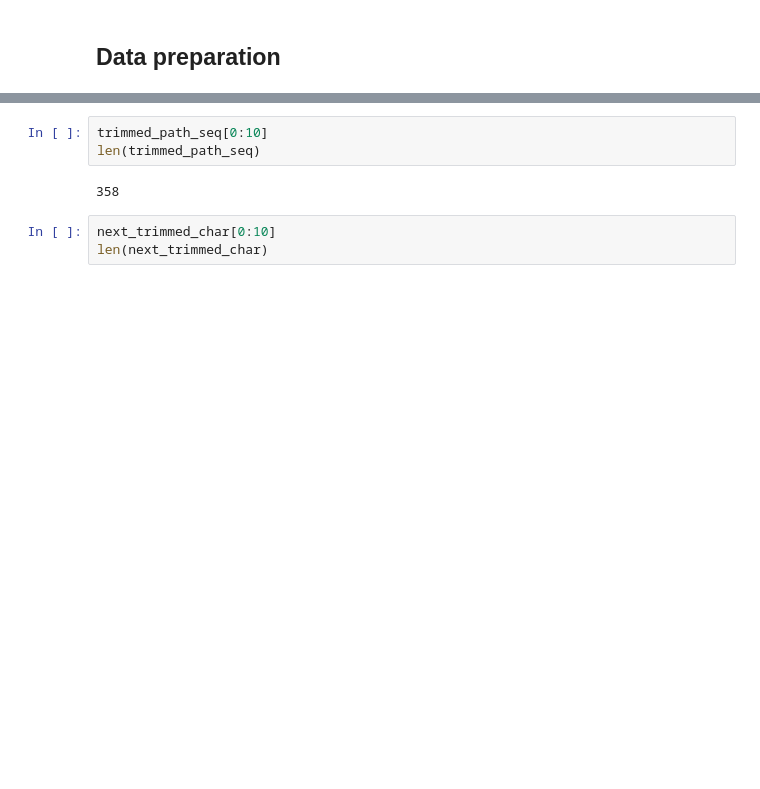
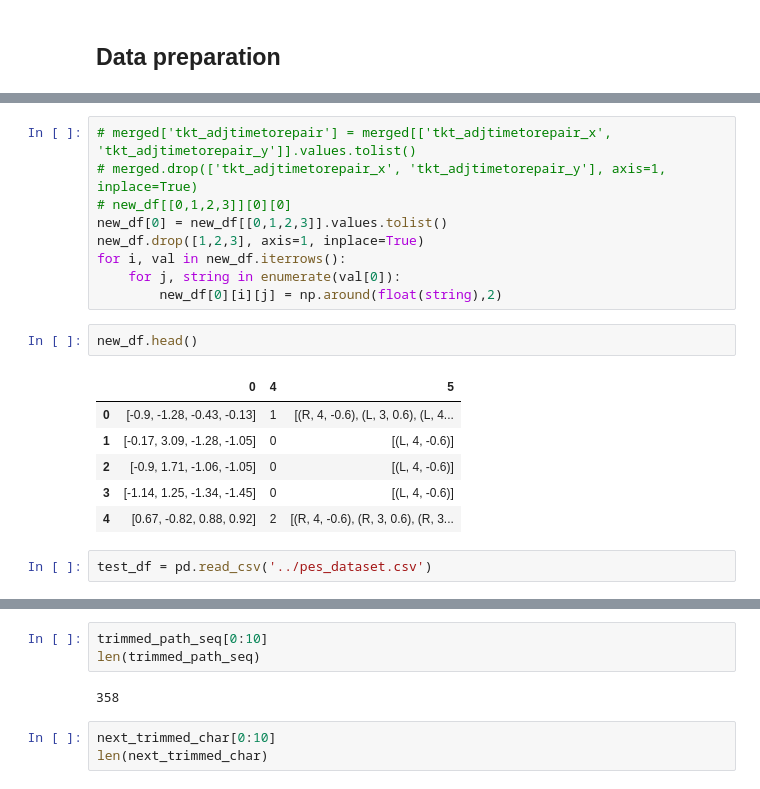
Before and after one commit to mlsquare/cook-imly, a Jupyter notebook: Notebooks/explain_multi_io.ipynb, the cells around one changed output, grey strips where cells are left out. Saved outputs shown, nothing was run; the diff lists cells and outputs as text; blank space fills up the shorter version.

```diff
--- a/Notebooks/explain_multi_io.ipynb
+++ b/Notebooks/explain_multi_io.ipynb
@@ -139,0 +168,20 @@ df.head()
+# %%
+# merged['tkt_adjtimetorepair'] = merged[['tkt_adjtimetorepair_x', 'tkt_adjtimetorepair_y']].values.tolist()
+# merged.drop(['tkt_adjtimetorepair_x', 'tkt_adjtimetorepair_y'], axis=1, inplace=True)
+# new_df[[0,1,2,3]][0][0]
+new_df[0] = new_df[[0,1,2,3]].values.tolist()
+new_df.drop([1,2,3], axis=1, inplace=True)
+for i, val in new_df.iterrows():
+    for j, string in enumerate(val[0]):
+        new_df[0][i][j] = np.around(float(string),2)
+# %%
+new_df.head()
+# %% [output]
+|  | 0 | 4 | 5 |
+| 0 | [-0.9, -1.28, -0.43, -0.13] | 1 | [(R, 4, -0.6), (L, 3, 0.6), (L, 4... |
+| 1 | [-0.17, 3.09, -1.28, -1.05] | 0 | [(L, 4, -0.6)] |
+| 2 | [-0.9, 1.71, -1.06, -1.05] | 0 | [(L, 4, -0.6)] |
+| 3 | [-1.14, 1.25, -1.34, -1.45] | 0 | [(L, 4, -0.6)] |
+| 4 | [0.67, -0.82, 0.88, 0.92] | 2 | [(R, 4, -0.6), (R, 3, 0.6), (R, 3... |
+# %%
+test_df = pd.read_csv('../pes_dataset.csv')
```
Also changed, not shown: parts of 43 cells of this notebook, 16 other files.
